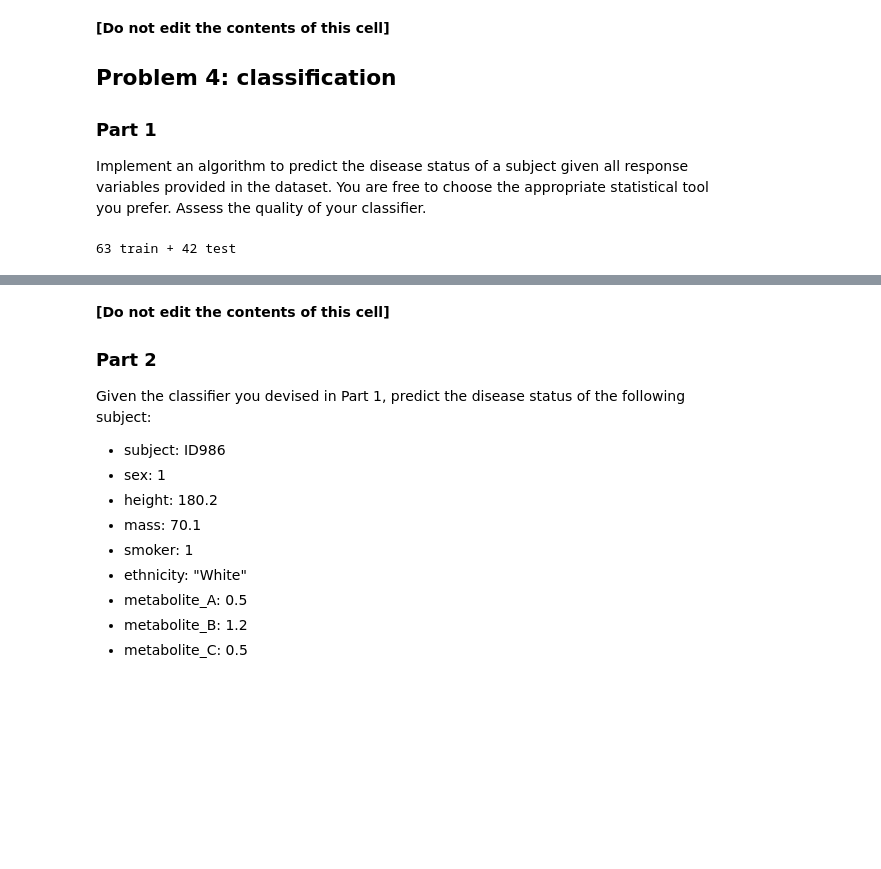
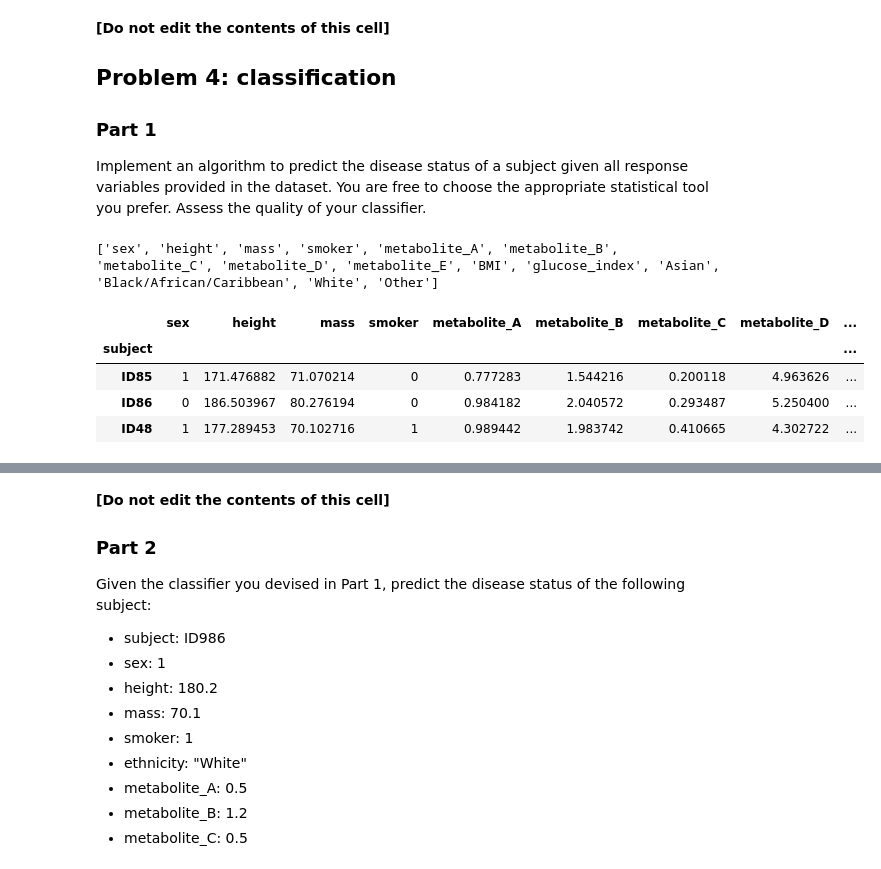
Before and after one commit to vetronz/maths, a Jupyter notebook: Assessments/assignment.ipynb, the cells around one changed output, grey strips where cells are left out. Drawn from its saved outputs; the diff is of its cells as text; code cells hidden in the pictures; blank space fills up the shorter version.

```diff
--- a/Assessments/assignment.ipynb
+++ b/Assessments/assignment.ipynb
@@ -559,5 +560,6 @@ baseline_columns
 cols = baseline_columns
 cols.remove('ethnicity')
 cols.remove('disease_status')
-X = association_indep_df[cols]
-y = association_indep_df['disease_status']
+print(cols)
+# %% [output]
+['sex', 'height', 'mass', 'smoker', 'metabolite_A', 'metabolite_B', 'metabolite_C', 'metabolite_D', 'metabolite_E', 'BMI', 'glucose_index', 'Asian', 'Black/African/Caribbean', 'White', 'Other']
@@ -564,20 +575,29 @@ y = association_indep_df['disease_status']
+# %%
+# cols_1 = cols.remove('metabolite_B')
+X.head(3)
+# %% [output]
+|  | sex | height | mass | smoker | metabolite_A | metabolite_B | metabolite_C | metabolite_D | ... |
+| subject |  |  |  |  |  |  |  |  | ... |
+| ID85 | 1 | 171.476882 | 71.070214 | 0 | 0.777283 | 1.544216 | 0.200118 | 4.963626 | ... |
+| ID86 | 0 | 186.503967 | 80.276194 | 0 | 0.984182 | 2.040572 | 0.293487 | 5.250400 | ... |
+| ID48 | 1 | 177.289453 | 70.102716 | 1 | 0.989442 | 1.983742 | 0.410665 | 4.302722 | ... |
 # %%
-# split into training and test sets
-# np.random.seed(2)
+from sklearn.model_selection import train_test_split
+X_train, X_test, y_train, y_test = train_test_split(X, y, test_size=0.4, random_state=32)
+# # split into training and test sets
+# # np.random.seed(2)
 
-def split_train_test(X, y, test_ratio):
-    shuffled_indices = np.random.permutation(len(X))
-    test_set_size = int(len(X) * test_ratio)
+# def split_train_test(X, y, test_ratio):
+#     shuffled_indices = np.random.permutation(len(X))
+#     test_set_size = int(len(X) * test_ratio)
 
-    test_indices = shuffled_indices[:test_set_size]
-    train_indices = shuffled_indices[test_set_size:]
+#     test_indices = shuffled_indices[:test_set_size]
+#     train_indices = shuffled_indices[test_set_size:]
 
-    return X.iloc[train_indices], X.iloc[test_indices], y.iloc[train_indices], y.iloc[test_indices]
+#     return X.iloc[train_indices], X.iloc[test_indices], y.iloc[train_indices], y.iloc[test_indices]
 
-X_train, X_test, y_train, y_test = split_train_test(X, y, 0.4)
-print(len(X_train), "train +", len(X_test), "test")
+# X_train, X_test, y_train, y_test = split_train_test(X, y, 0.3)
+# print(len(X_train), "train +", len(X_test), "test")
-# %% [output]
-63 train + 42 test
 # %%
 #check that both IDs match between the indep and dep training sets
 # X_train.iloc[5::-1]
```
Also changed, not shown: parts of 41 cells of this notebook.
